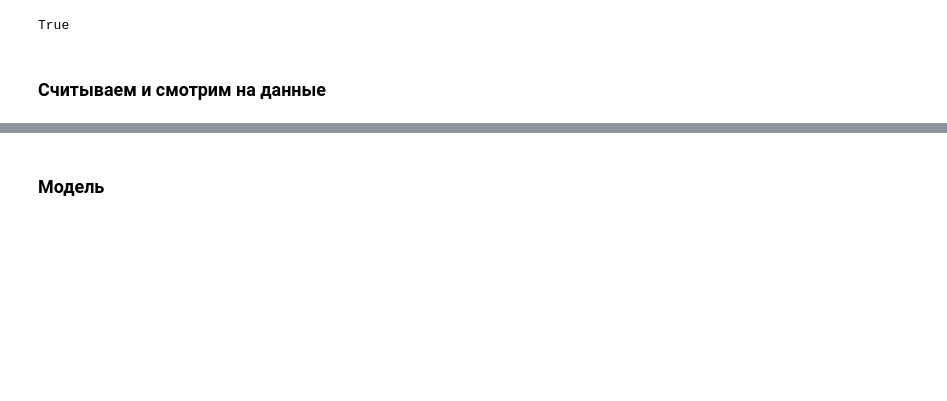
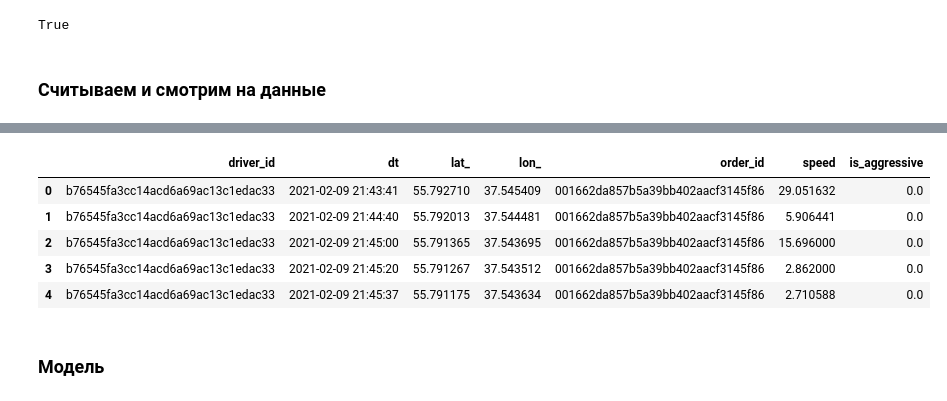
Before and after one commit to Egoluback/aiijc2021_transport, a Jupyter notebook: TestFeatures.ipynb, the cells around one changed output, grey strips where cells are left out. Saved outputs shown, nothing was run; the diff lists cells and outputs as text; code cells hidden in the pictures; blank space fills up the shorter version.

```diff
--- a/TestFeatures.ipynb
+++ b/TestFeatures.ipynb
@@ -68,3 +106,12 @@ labled_train_comments = pd.read_csv('/content/drive/MyDrive/labled_train_comment
+# %%
+labled_speed.head()
+# %% [output]
+|  | driver_id | dt | lat_ | lon_ | order_id | speed | is_aggressive |
+| 0 | b76545fa3cc14acd6a69ac13c1edac33 | 2021-02-09 21:43:41 | 55.792710 | 37.545409 | 001662da857b5a39bb402aacf3145f86 | 29.051632 | 0.0 |
+| 1 | b76545fa3cc14acd6a69ac13c1edac33 | 2021-02-09 21:44:40 | 55.792013 | 37.544481 | 001662da857b5a39bb402aacf3145f86 | 5.906441 | 0.0 |
+| 2 | b76545fa3cc14acd6a69ac13c1edac33 | 2021-02-09 21:45:00 | 55.791365 | 37.543695 | 001662da857b5a39bb402aacf3145f86 | 15.696000 | 0.0 |
+| 3 | b76545fa3cc14acd6a69ac13c1edac33 | 2021-02-09 21:45:20 | 55.791267 | 37.543512 | 001662da857b5a39bb402aacf3145f86 | 2.862000 | 0.0 |
+| 4 | b76545fa3cc14acd6a69ac13c1edac33 | 2021-02-09 21:45:37 | 55.791175 | 37.543634 | 001662da857b5a39bb402aacf3145f86 | 2.710588 | 0.0 |
 # %% [markdown]
 ### **Модель**
 # %%
```
Also changed, not shown: parts of 15 cells of this notebook.
